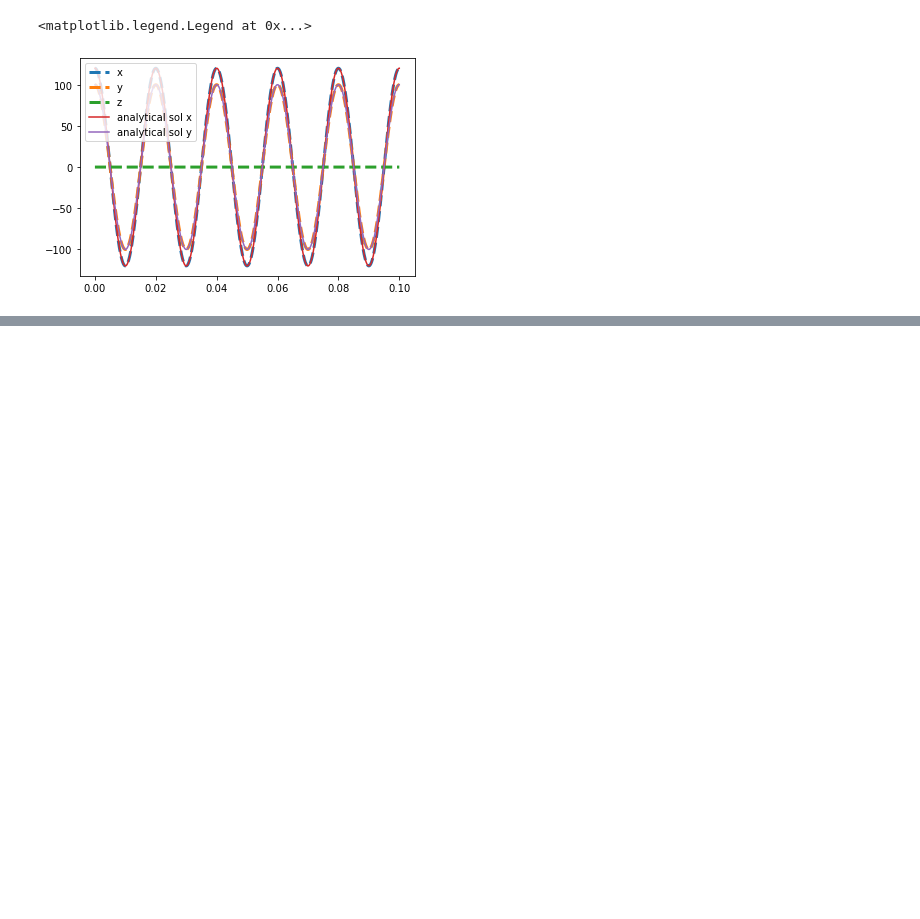
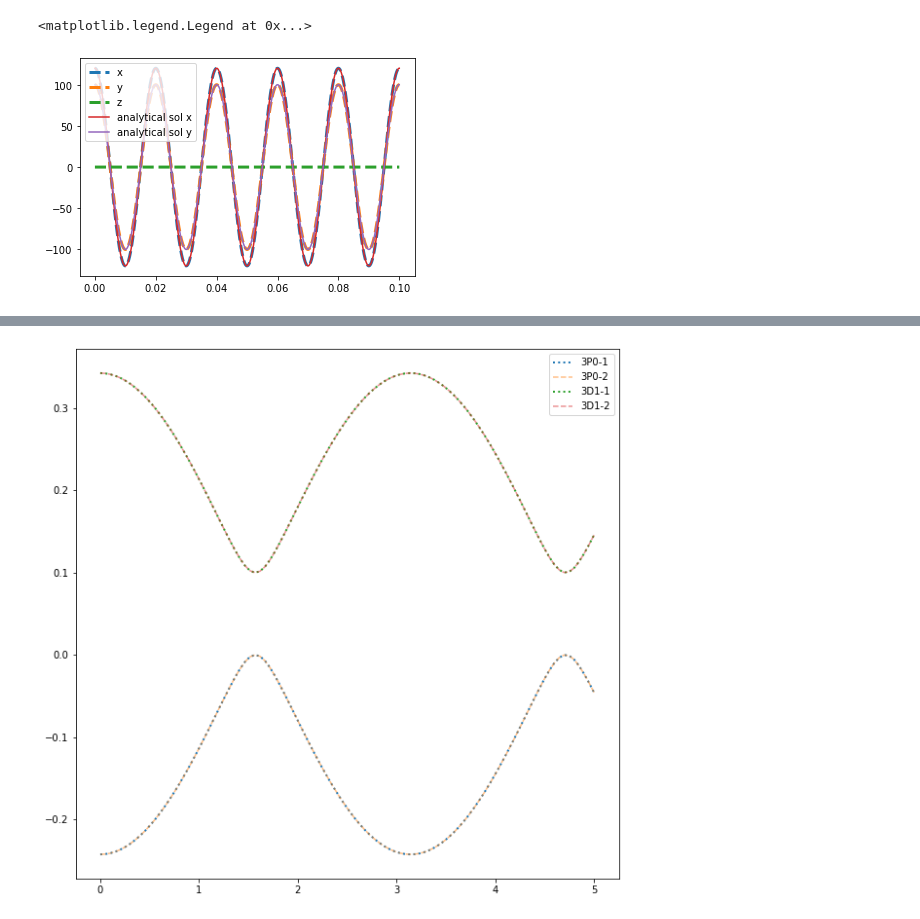
Before and after one commit to JacobSiegel22/GreyMolassesCooling, a Jupyter notebook: GrayMolasses_MC.ipynb, the cells around one changed output, grey strips where cells are left out. Cells and saved outputs as stored; diff of their text form; code cells hidden in the pictures; blank space fills up the shorter version.

```diff
--- a/GrayMolasses_MC.ipynb
+++ b/GrayMolasses_MC.ipynb
@@ -216,0 +190,32 @@ plt.show()
+# %%
+#Time to test the energies.
+# If everything is correct and I apply counterpropagating beams of pi polarization we will get an intensity lattice.
+#I'll use random made up numbers, but we should see both dressed states have the same energy, and vary sinusoidally.
+
+pol = np.array([lambda z: 0,lambda z: 0,lambda z: np.cos(z)])
+N=100
+pos=[0,0,0]
+E2=np.zeros(N)
+E1=np.zeros(N)
+E3=np.zeros(N)
+E4=np.zeros(N)
+ii = np.linspace(0,5,N)
+j=0
+for i in ii:
+
+    pos[2]=i
+    E1[j]=dressed_state_3P0_1_energy(pos, pol, 1.0,0,1.0,0.1)
+    E2[j]=dressed_state_3P0_2_energy(pos, pol, 1.0,0,1.0,0.1)
+    E3[j]=dressed_state_3D1_1_energy(pos, pol, 1.0,0,1.0,0.1)
+    E4[j]=dressed_state_3D1_2_energy(pos, pol, 1.0,0,1.0,0.1)
+    j+=1
+plt.figure(figsize=(10,10))
+plt.plot(ii,E1,label='3P0-1',linestyle='dotted',linewidth=2)
+plt.plot(ii,E2,label='3P0-2',linestyle='--',alpha=0.5)
+plt.plot(ii,E3,label='3D1-1',linestyle='dotted',linewidth=2)
+plt.plot(ii,E4,label='3D1-2',linestyle='--', alpha=0.5)
+#plt.ylim([-1.5,1.5])
+plt.legend()
+plt.show()
+# %% [output]
+[figure, added]
```
Also changed, not shown: parts of 7 cells of this notebook.
